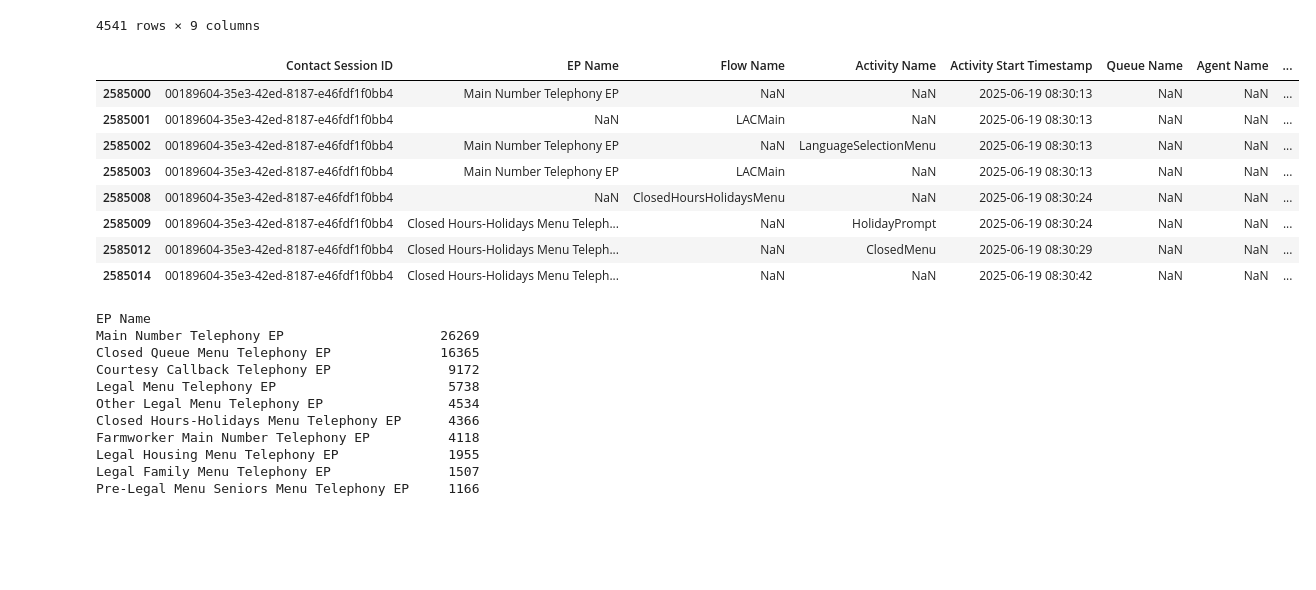
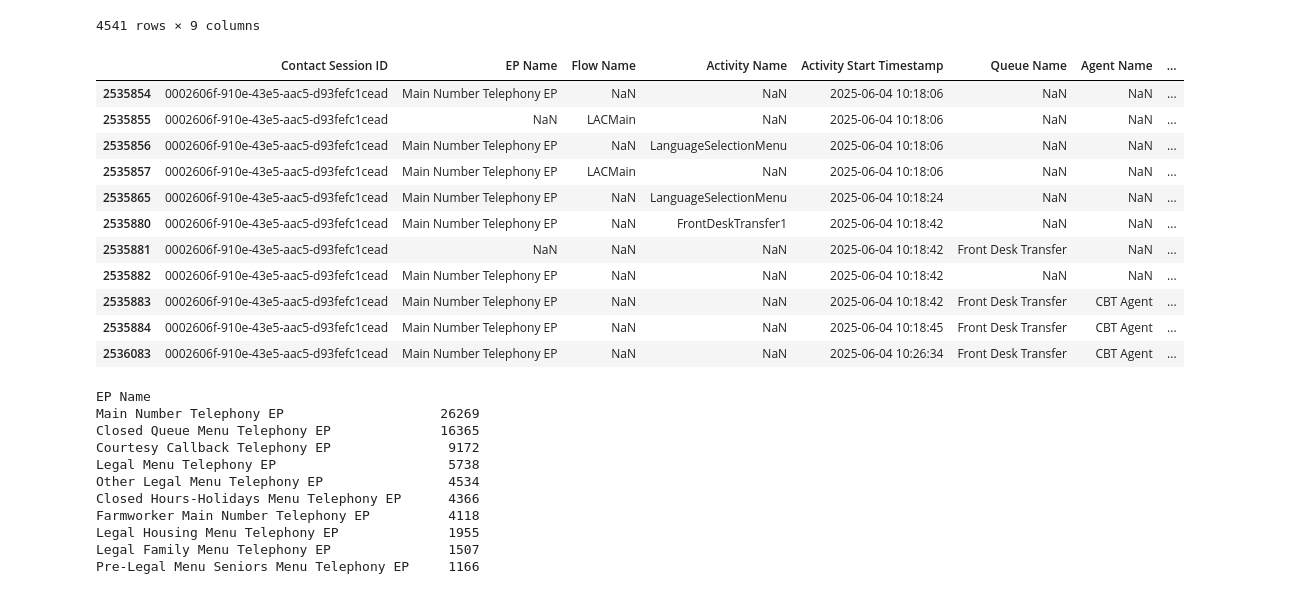
Before and after one commit to arvindkrishna87/STAT390_LegalAid_Fall2025, a Jupyter notebook: Internal work of Teams/Krish/CAR_data_import_code_and_EDA.ipynb, the cells around one changed output. Drawn from its saved outputs; the diff is of its cells as text; code cells hidden in the pictures; blank space fills up the shorter version.

```diff
--- a/Internal work of Teams/Krish/CAR_data_import_code_and_EDA.ipynb
+++ b/Internal work of Teams/Krish/CAR_data_import_code_and_EDA.ipynb
@@ -268,17 +268,20 @@ sys_discon_rows
 | 2736114 | ffdd1b59-9c77-496c-8321-dec23cc06bb2 | Closed Hours-Holidays Menu Teleph... | NaN | NaN | 2025-07-15 02:01:48 | NaN | NaN | ... |
 4541 rows × 9 columns
 # %%
-df_main.loc[df_main['Contact Session ID'] == '00189604-35e3-42ed-8187-e46fdf1f0bb4',:]
+df_main.loc[df_main['Contact Session ID'] == '0002606f-910e-43e5-aac5-d93fefc1cead',:]
 # %% [output]
 |  | Contact Session ID | EP Name | Flow Name | Activity Name | Activity Start Timestamp | Queue Name | Agent Name | ... |
-| 2585000 | 00189604-35e3-42ed-8187-e46fdf1f0bb4 | Main Number Telephony EP | NaN | NaN | 2025-06-19 08:30:13 | NaN | NaN | ... |
-| 2585001 | 00189604-35e3-42ed-8187-e46fdf1f0bb4 | NaN | LACMain | NaN | 2025-06-19 08:30:13 | NaN | NaN | ... |
-| 2585002 | 00189604-35e3-42ed-8187-e46fdf1f0bb4 | Main Number Telephony EP | NaN | LanguageSelectionMenu | 2025-06-19 08:30:13 | NaN | NaN | ... |
-| 2585003 | 00189604-35e3-42ed-8187-e46fdf1f0bb4 | Main Number Telephony EP | LACMain | NaN | 2025-06-19 08:30:13 | NaN | NaN | ... |
-| 2585008 | 00189604-35e3-42ed-8187-e46fdf1f0bb4 | NaN | ClosedHoursHolidaysMenu | NaN | 2025-06-19 08:30:24 | NaN | NaN | ... |
-| 2585009 | 00189604-35e3-42ed-8187-e46fdf1f0bb4 | Closed Hours-Holidays Menu Teleph... | NaN | HolidayPrompt | 2025-06-19 08:30:24 | NaN | NaN | ... |
-| 2585012 | 00189604-35e3-42ed-8187-e46fdf1f0bb4 | Closed Hours-Holidays Menu Teleph... | NaN | ClosedMenu | 2025-06-19 08:30:29 | NaN | NaN | ... |
-| 2585014 | 00189604-35e3-42ed-8187-e46fdf1f0bb4 | Closed Hours-Holidays Menu Teleph... | NaN | NaN | 2025-06-19 08:30:42 | NaN | NaN | ... |
+| 2535854 | 0002606f-910e-43e5-aac5-d93fefc1cead | Main Number Telephony EP | NaN | NaN | 2025-06-04 10:18:06 | NaN | NaN | ... |
+| 2535855 | 0002606f-910e-43e5-aac5-d93fefc1cead | NaN | LACMain | NaN | 2025-06-04 10:18:06 | NaN | NaN | ... |
+| 2535856 | 0002606f-910e-43e5-aac5-d93fefc1cead | Main Number Telephony EP | NaN | LanguageSelectionMenu | 2025-06-04 10:18:06 | NaN | NaN | ... |
+| 2535857 | 0002606f-910e-43e5-aac5-d93fefc1cead | Main Number Telephony EP | LACMain | NaN | 2025-06-04 10:18:06 | NaN | NaN | ... |
+| 2535865 | 0002606f-910e-43e5-aac5-d93fefc1cead | Main Number Telephony EP | NaN | LanguageSelectionMenu | 2025-06-04 10:18:24 | NaN | NaN | ... |
+| 2535880 | 0002606f-910e-43e5-aac5-d93fefc1cead | Main Number Telephony EP | NaN | FrontDeskTransfer1 | 2025-06-04 10:18:42 | NaN | NaN | ... |
+| 2535881 | 0002606f-910e-43e5-aac5-d93fefc1cead | NaN | NaN | NaN | 2025-06-04 10:18:42 | Front Desk Transfer | NaN | ... |
+| 2535882 | 0002606f-910e-43e5-aac5-d93fefc1cead | Main Number Telephony EP | NaN | NaN | 2025-06-04 10:18:42 | NaN | NaN | ... |
+| 2535883 | 0002606f-910e-43e5-aac5-d93fefc1cead | Main Number Telephony EP | NaN | NaN | 2025-06-04 10:18:42 | Front Desk Transfer | CBT Agent | ... |
+| 2535884 | 0002606f-910e-43e5-aac5-d93fefc1cead | Main Number Telephony EP | NaN | NaN | 2025-06-04 10:18:45 | Front Desk Transfer | CBT Agent | ... |
+| 2536083 | 0002606f-910e-43e5-aac5-d93fefc1cead | Main Number Telephony EP | NaN | NaN | 2025-06-04 10:26:34 | Front Desk Transfer | CBT Agent | ... |
 # %%
 cust_left_rows['EP Name'].value_counts()
 # %% [output]
```
Also changed, not shown: parts of 3 cells of this notebook, 1 other file.
